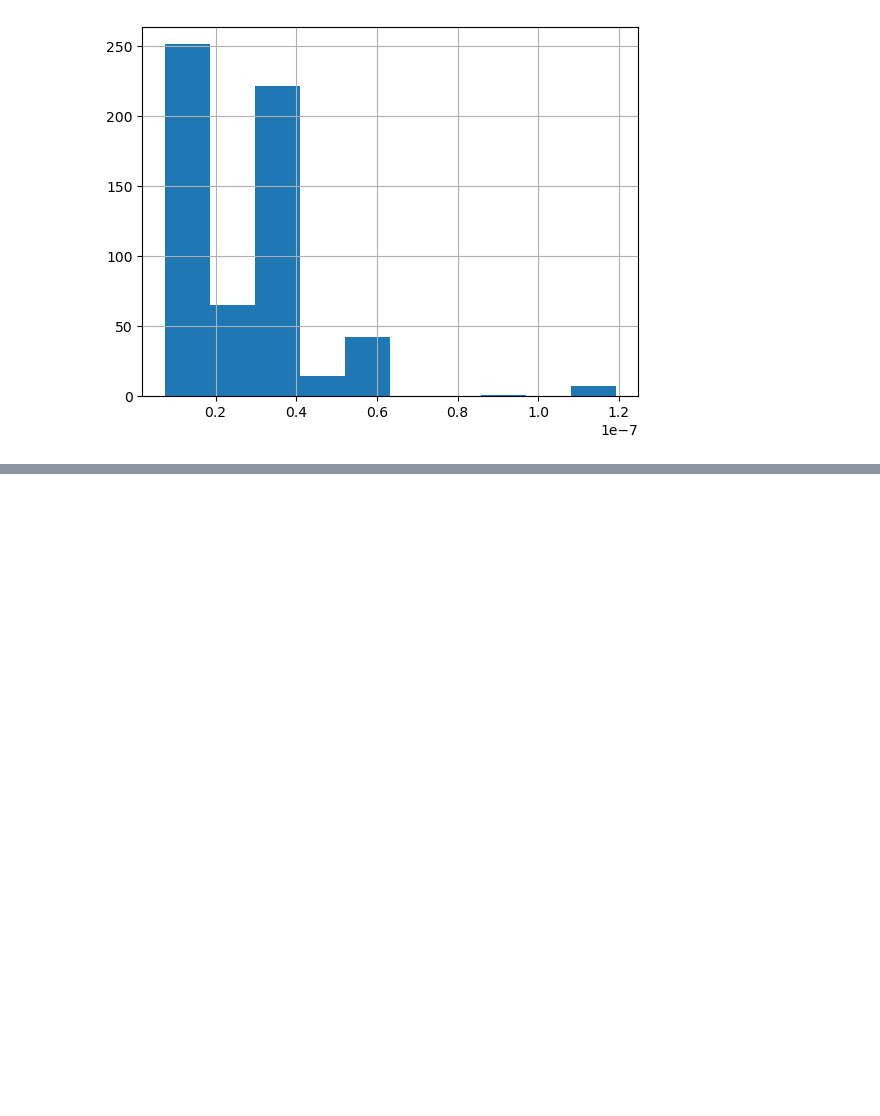
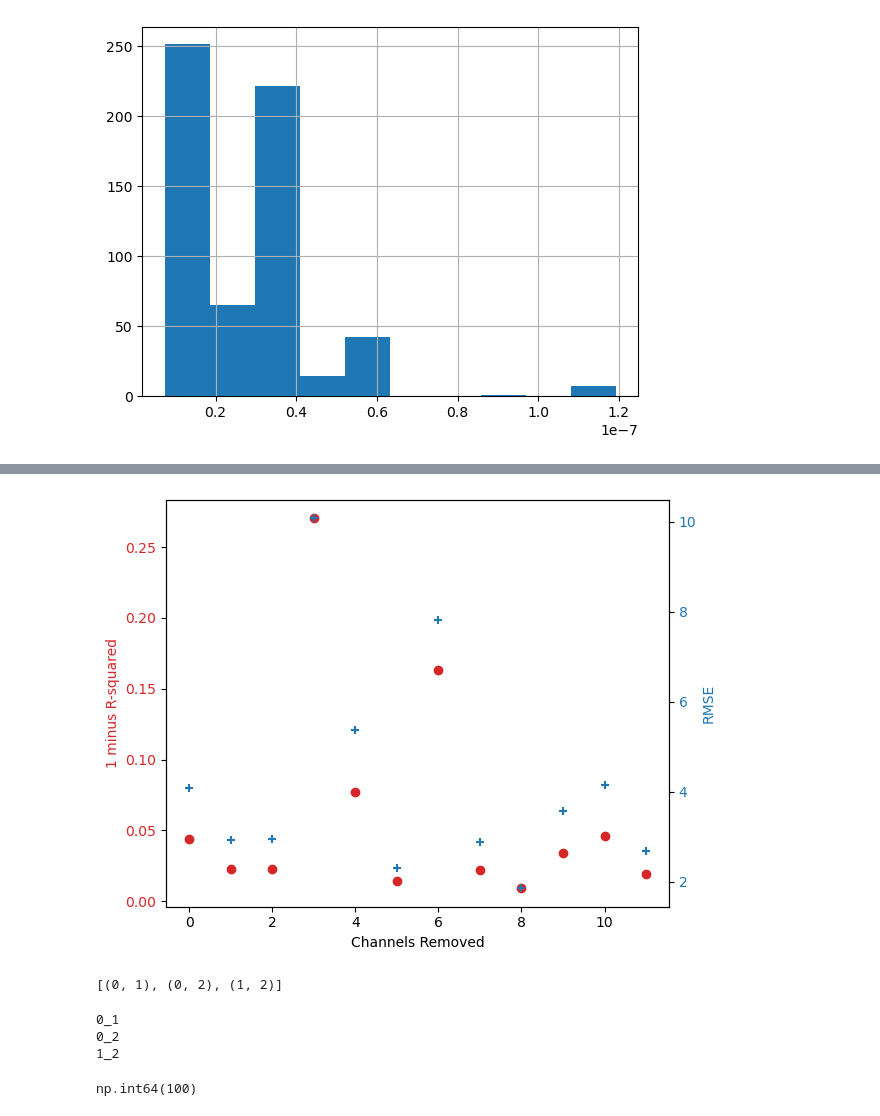
Before and after one commit to sanhitamj/ecg_unravel, a Jupyter notebook: notebooks/n_chan_removal.ipynb, the cells around one changed output, grey strips where cells are left out. Cells and saved outputs as stored; diff of their text form; code cells hidden in the pictures; blank space fills up the shorter version.

```diff
--- a/notebooks/n_chan_removal.ipynb
+++ b/notebooks/n_chan_removal.ipynb
@@ -26,7 +29,7 @@ Keys in the HDF5 file: ['exam_id', 'tracings']
 [figure]
 # %%
-df_out = pd.read_csv("../data/prediction.csv")
-df_out.head()
+df = pd.read_csv("../data/prediction.csv")
+df.head()
 # %% [output]
 |  | exam_id | age | is_male | nn_predicted_age | 1dAVb | RBBB | LBBB | SB | ST | AF | ... |
 | 0 | 1750214 | 82 | False | 67.269160 | False | False | False | False | False | False | ... |
@@ -88,7 +93,7 @@ for chan in range(12):
     # predict
     predict(
         data_array_chan,
-        df,
+        df[['exam_id', 'age', 'nn_predicted_age']],
         exam_ids,
         reconstruct=False,
         batch_size=batch_size,
@@ -122,0 +118,31 @@ for chan in range(12):
+# %%
+r2 = []
+rmse = []
+
+for chan in range(12):
+    r2.append(r2_score(df_out['nn_predicted_age'], df_out[f'pred_age_wo_chan_{chan}']))
+    rmse.append(root_mean_squared_error(df_out['nn_predicted_age'], df_out[f'pred_age_wo_chan_{chan}']))
+# %%
+channels = [chan for chan in range(12)]
+rmse = np.array(rmse)
+r2 = np.array(r2)
+
+fig, ax1 = plt.subplots()
+
+color = 'tab:red'
+ax1.set_xlabel('Channels Removed')
+ax1.set_ylabel('1 minus R-squared', color=color)
+ax1.scatter(channels, 1 - r2, color=color)
+ax1.tick_params(axis='y', labelcolor=color)
+
+ax2 = ax1.twinx()  # instantiate a second Axes that shares the same x-axis
+
+color = 'tab:blue'
+ax2.set_ylabel('RMSE', color=color)  # we already handled the x-label with ax1
+ax2.scatter(channels, rmse, color=color, marker='+')
+ax2.tick_params(axis='y', labelcolor=color)
+
+fig.tight_layout()  # otherwise the right y-label is slightly clipped
+plt.show()
+# %% [output]
+[figure, added]
@@ -122,0 +151,12 @@ for chan in range(12):
+# %%
+combs = [comb for comb in combinations([x for x in range(3)], r=2)]
+combs
+# %% [output]
+[(0, 1), (0, 2), (1, 2)]
+# %%
+for comb in combs:
+    print('_'.join([str(c) for c in comb]))
+# %% [output]
+0_1
+0_2
+1_2
@@ -122,0 +169,4 @@ for chan in range(12):
+# %%
+(df['exam_id'].isin(exam_ids[:100])).sum()
+# %% [output]
+np.int64(100)
```
Also changed, not shown: parts of 13 cells of this notebook, 1 other file.
